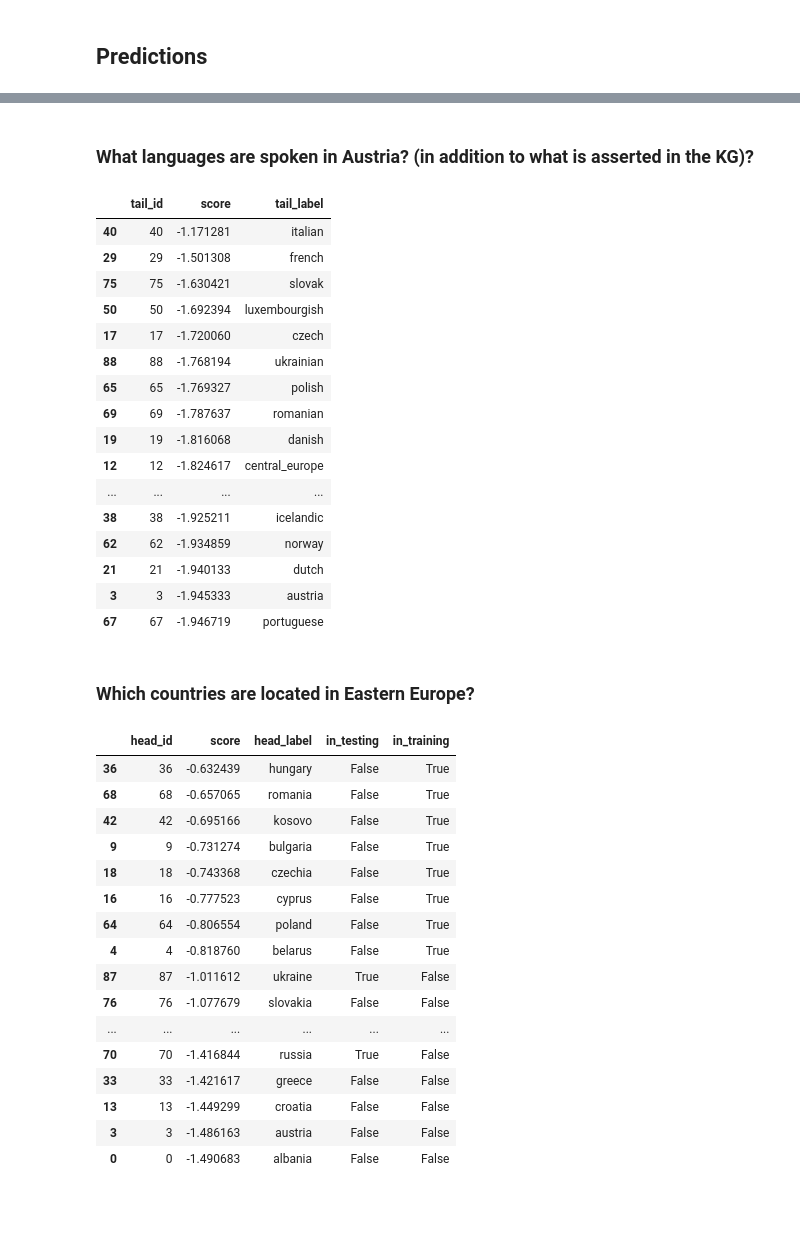
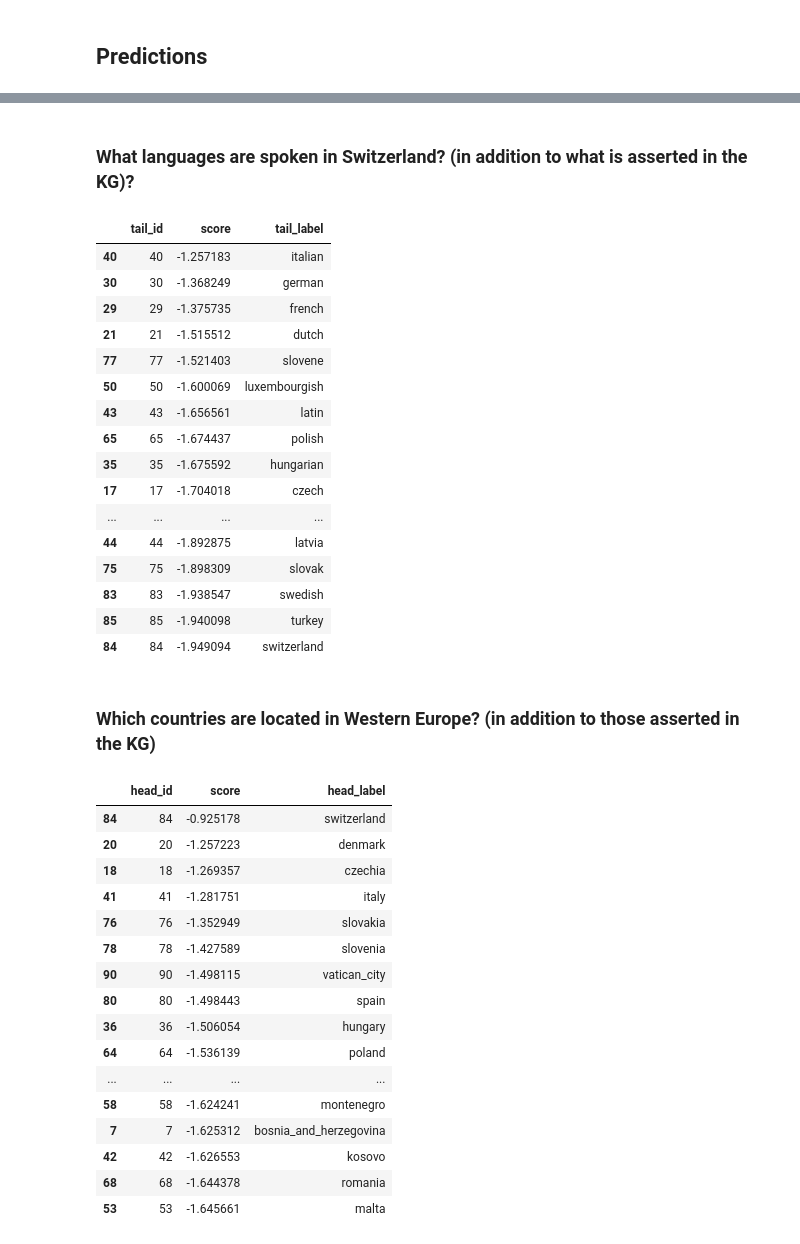
Before and after one commit to jku-win-dke/SemAI, a Jupyter notebook: V10_KGE.ipynb, the cells around one changed output, grey strips where cells are left out. Saved outputs shown, nothing was run; the diff lists cells and outputs as text; code cells hidden in the pictures; blank space fills up the shorter version.

```diff
--- a/V10_KGE.ipynb
+++ b/V10_KGE.ipynb
@@ -529,45 +546,45 @@ predict.predict_target(model=model, head="austria", relation="locatedin", triple
 # %% [markdown]
-### What languages are spoken in Austria? (in addition to what is asserted in the KG)?
+### What languages are spoken in Switzerland? (in addition to what is asserted in the KG)?
 # %%
 # Automatically filter out non-novel predictions (e.g. in training or in testing is True)
-predict.predict_target(model=model, head="austria", relation="language", triples_factory=tf).filter_triples(test_tf,train_tf).df.head(20)
+predict.predict_target(model=model, head="switzerland", relation="language", triples_factory=tf).filter_triples(test_tf,train_tf).df.head(20)
 # %% [output]
 |  | tail_id | score | tail_label |
-| 40 | 40 | -1.171281 | italian |
-| 29 | 29 | -1.501308 | french |
-| 75 | 75 | -1.630421 | slovak |
-| 50 | 50 | -1.692394 | luxembourgish |
-| 17 | 17 | -1.720060 | czech |
-| 88 | 88 | -1.768194 | ukrainian |
-| 65 | 65 | -1.769327 | polish |
-| 69 | 69 | -1.787637 | romanian |
-| 19 | 19 | -1.816068 | danish |
-| 12 | 12 | -1.824617 | central_europe |
+| 40 | 40 | -1.257183 | italian |
+| 30 | 30 | -1.368249 | german |
+| 29 | 29 | -1.375735 | french |
+| 21 | 21 | -1.515512 | dutch |
+| 77 | 77 | -1.521403 | slovene |
+| 50 | 50 | -1.600069 | luxembourgish |
+| 43 | 43 | -1.656561 | latin |
+| 65 | 65 | -1.674437 | polish |
+| 35 | 35 | -1.675592 | hungarian |
+| 17 | 17 | -1.704018 | czech |
 | ... | ... | ... | ... |
-| 38 | 38 | -1.925211 | icelandic |
-| 62 | 62 | -1.934859 | norway |
-| 21 | 21 | -1.940133 | dutch |
-| 3 | 3 | -1.945333 | austria |
-| 67 | 67 | -1.946719 | portuguese |
+| 44 | 44 | -1.892875 | latvia |
+| 75 | 75 | -1.898309 | slovak |
+| 83 | 83 | -1.938547 | swedish |
+| 85 | 85 | -1.940098 | turkey |
+| 84 | 84 | -1.949094 | switzerland |
 # %% [markdown]
-### Which countries are located in Eastern Europe?
+### Which countries are located in Western Europe? (in addition to those asserted in the KG)
 # %%
-predict.predict_target(model=model, tail="eastern_europe", relation="locatedin", triples_factory=tf).add_membership_columns(testing=test_tf,training=train_tf).df.head(20)
+predict.predict_target(model=model, tail="western_europe", relation="locatedin", triples_factory=tf).filter_triples(test_tf,train_tf).df.head(20)
 # %% [output]
-|  | head_id | score | head_label | in_testing | in_training |
-| 36 | 36 | -0.632439 | hungary | False | True |
-| 68 | 68 | -0.657065 | romania | False | True |
-| 42 | 42 | -0.695166 | kosovo | False | True |
-| 9 | 9 | -0.731274 | bulgaria | False | True |
-| 18 | 18 | -0.743368 | czechia | False | True |
-| 16 | 16 | -0.777523 | cyprus | False | True |
-| 64 | 64 | -0.806554 | poland | False | True |
-| 4 | 4 | -0.818760 | belarus | False | True |
-| 87 | 87 | -1.011612 | ukraine | True | False |
-| 76 | 76 | -1.077679 | slovakia | False | False |
-| ... | ... | ... | ... | ... | ... |
-| 70 | 70 | -1.416844 | russia | True | False |
-| 33 | 33 | -1.421617 | greece | False | False |
-| 13 | 13 | -1.449299 | croatia | False | False |
-| 3 | 3 | -1.486163 | austria | False | False |
-| 0 | 0 | -1.490683 | albania | False | False |
+|  | head_id | score | head_label |
+| 84 | 84 | -0.925178 | switzerland |
+| 20 | 20 | -1.257223 | denmark |
+| 18 | 18 | -1.269357 | czechia |
+| 41 | 41 | -1.281751 | italy |
+| 76 | 76 | -1.352949 | slovakia |
+| 78 | 78 | -1.427589 | slovenia |
+| 90 | 90 | -1.498115 | vatican_city |
+| 80 | 80 | -1.498443 | spain |
+| 36 | 36 | -1.506054 | hungary |
+| 64 | 64 | -1.536139 | poland |
+| ... | ... | ... | ... |
+| 58 | 58 | -1.624241 | montenegro |
+| 7 | 7 | -1.625312 | bosnia_and_herzegovina |
+| 42 | 42 | -1.626553 | kosovo |
+| 68 | 68 | -1.644378 | romania |
+| 53 | 53 | -1.645661 | malta |
```
Also changed, not shown: parts of 14 cells of this notebook.
